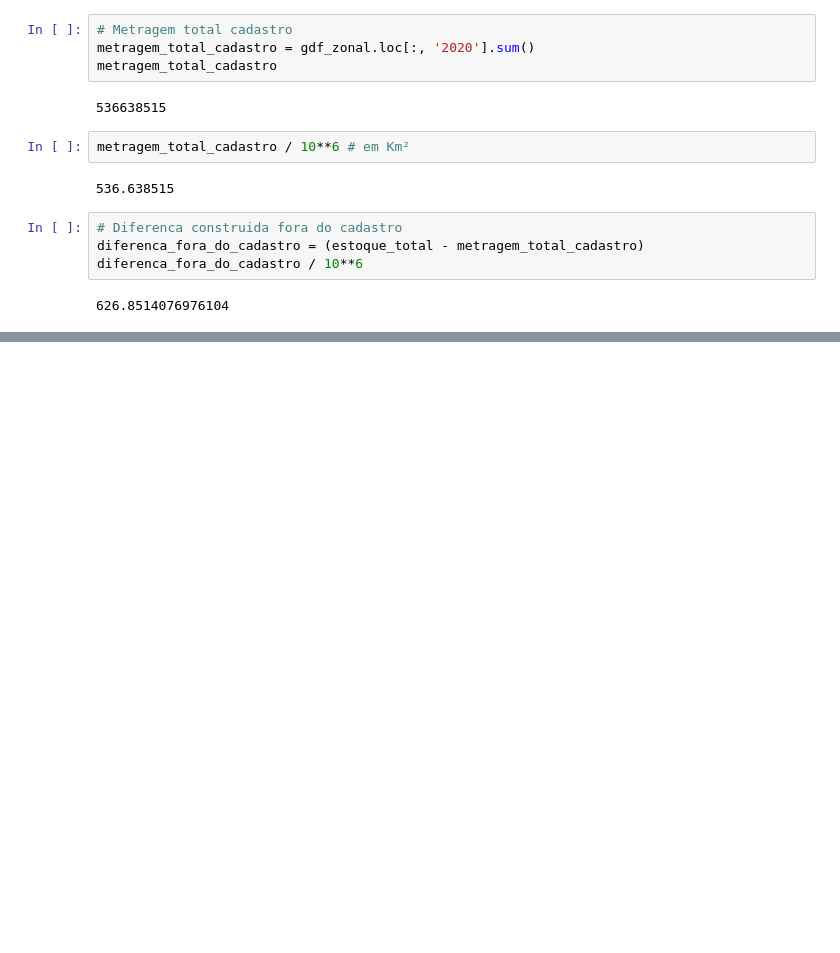
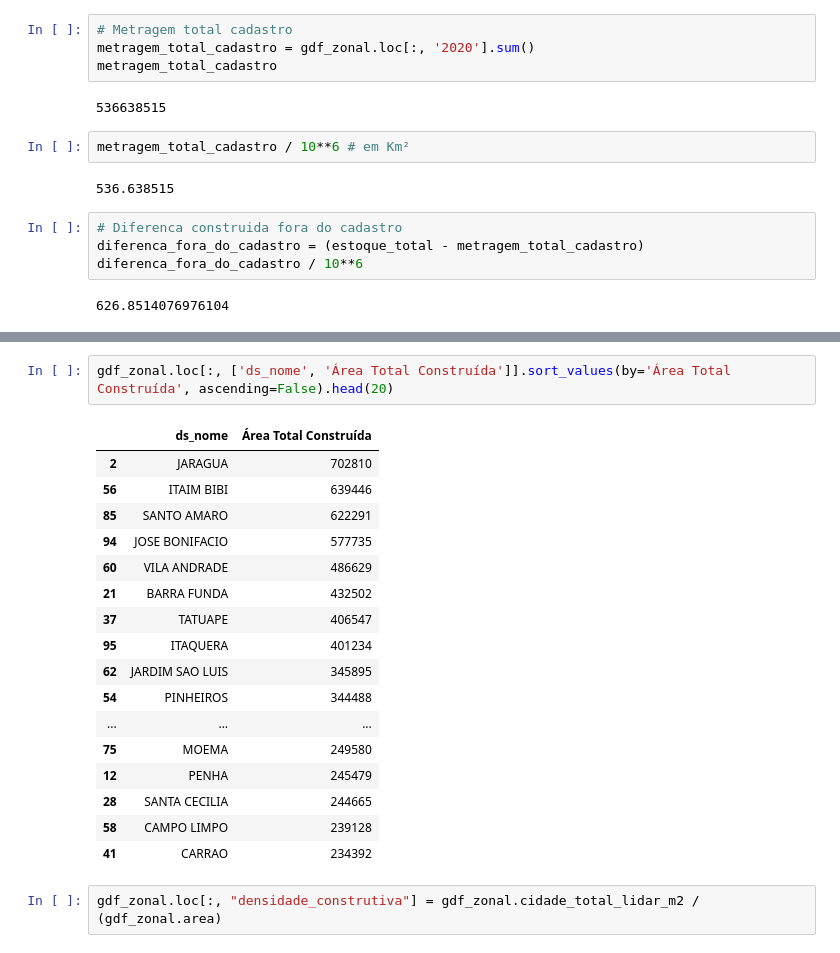
Before and after one commit to cem-usp/faveLiDAR, a Jupyter notebook: 07-analises-artigo.ipynb, the cells around one changed output, grey strips where cells are left out. Saved outputs shown, nothing was run; the diff lists cells and outputs as text; blank space fills up the shorter version.

```diff
--- a/07-analises-artigo.ipynb
+++ b/07-analises-artigo.ipynb
@@ -45,0 +150,22 @@ diferenca_fora_do_cadastro / estoque_total
+# %%
+gdf_zonal.loc[:, ['ds_nome', 'Área Total Construída']].sort_values(by='Área Total Construída', ascending=False).head(20)
+# %% [output]
+|  | ds_nome | Área Total Construída |
+| 2 | JARAGUA | 702810 |
+| 56 | ITAIM BIBI | 639446 |
+| 85 | SANTO AMARO | 622291 |
+| 94 | JOSE BONIFACIO | 577735 |
+| 60 | VILA ANDRADE | 486629 |
+| 21 | BARRA FUNDA | 432502 |
+| 37 | TATUAPE | 406547 |
+| 95 | ITAQUERA | 401234 |
+| 62 | JARDIM SAO LUIS | 345895 |
+| 54 | PINHEIROS | 344488 |
+| ... | ... | ... |
+| 75 | MOEMA | 249580 |
+| 12 | PENHA | 245479 |
+| 28 | SANTA CECILIA | 244665 |
+| 58 | CAMPO LIMPO | 239128 |
+| 41 | CARRAO | 234392 |
+# %%
+gdf_zonal.loc[:, "densidade_construtiva"] = gdf_zonal.cidade_total_lidar_m2 / (gdf_zonal.area)
```
Also changed, not shown: parts of 19 cells of this notebook, 7 other files.
